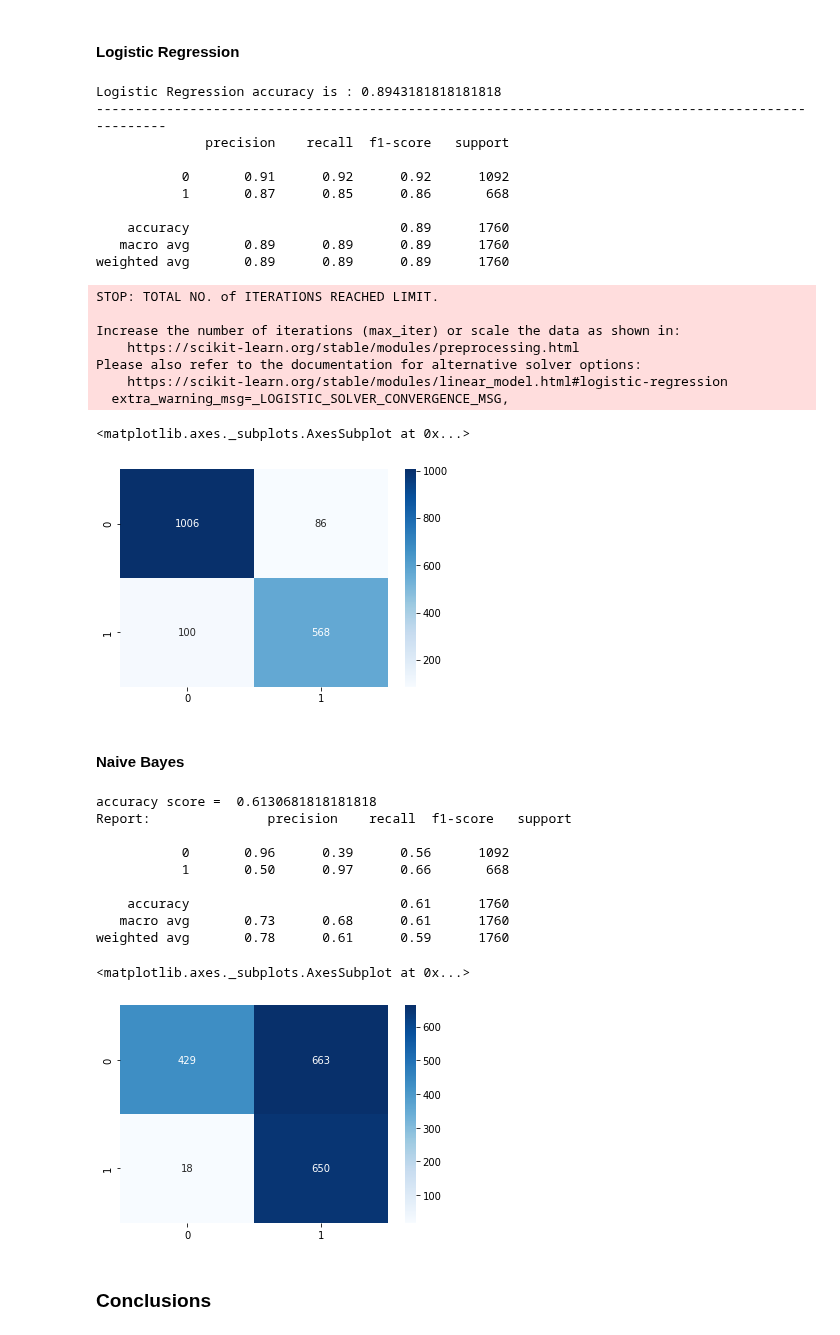
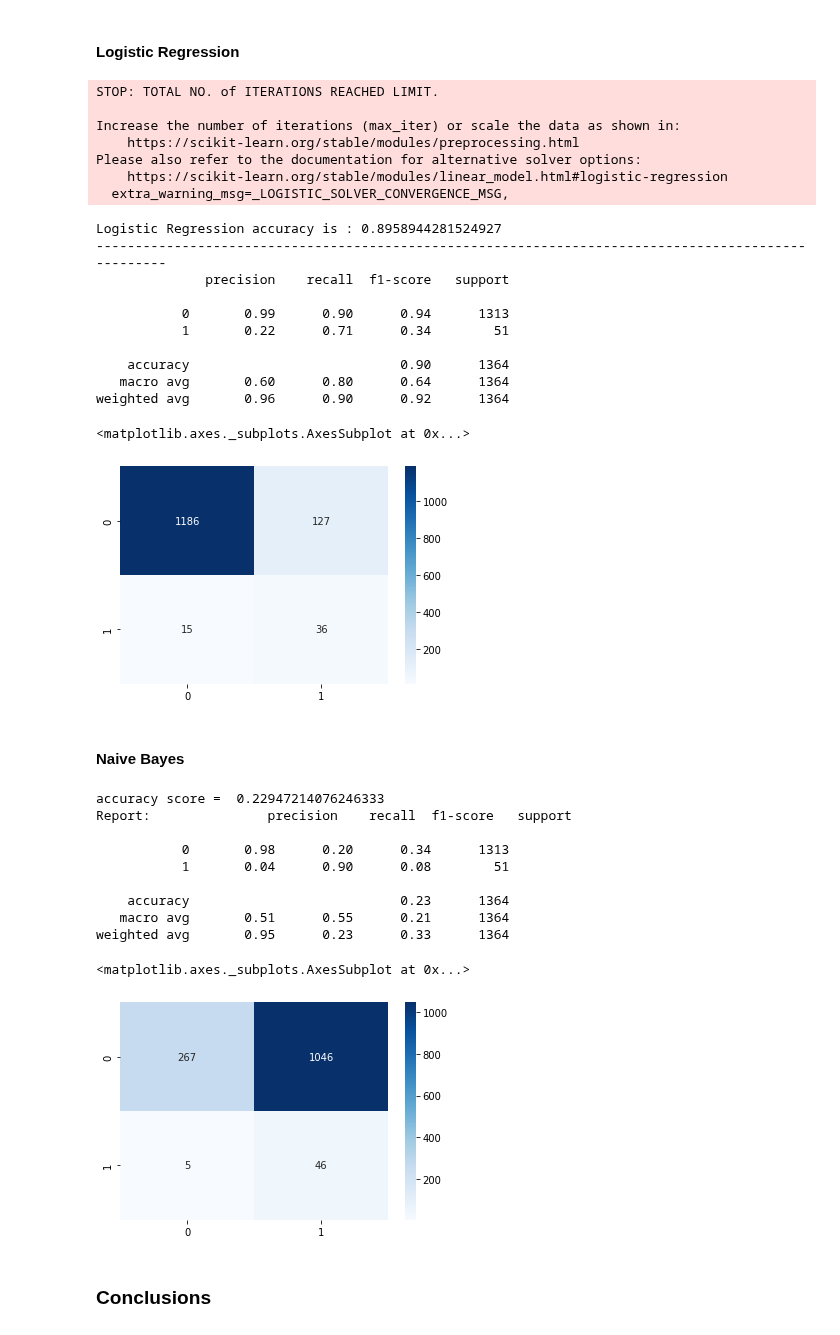
Before and after one commit to erinmcmahon26/Company-Bankruptcy-Prediction, a Jupyter notebook: Company_Bankruptcy_SMOTE.ipynb, the cells around one changed output. Drawn from its saved outputs; the diff is of its cells as text; code cells hidden in the pictures.

```diff
--- a/Company_Bankruptcy_SMOTE.ipynb
+++ b/Company_Bankruptcy_SMOTE.ipynb
@@ -60,5 +62,3 @@ over = SMOTE(sampling_strategy=0.5)
 under = RandomUnderSampler(sampling_strategy=0.6)
 steps = [('o', over), ('u', under)]
 pipeline = Pipeline(steps=steps)
-# %%
-x, y = pipeline.fit_resample(x, y)
@@ -67,10 +65,12 @@ x_train, x_test, y_train, y_test = train_test_split(x, y, test_size = .2, random
+# %%
+x_train_sm, y_train_sm = pipeline.fit_resample(x_train, y_train)
 # %% [markdown]
 ### Models
 # %% [markdown]
 #### SMV no kernal
 # %%
 svc = SVC()
-svc.fit(x_train, y_train)
+svc.fit(x_train_sm, y_train_sm)
 
 sy_pred = svc.predict(x_test)
 cm = confusion_matrix(y_test, sy_pred)
@@ -96,7 +96,7 @@ weighted avg       0.92      0.92      0.92      1760
 #### Logistic Regression
 # %%
 lr_model = LogisticRegression()
-lr_model.fit(x_train,y_train)
+lr_model.fit(x_train_sm,y_train_sm)
 accuracy_lr = lr_model.score(x_test,y_test)
 print("Logistic Regression accuracy is :",accuracy_lr)
 ly_pred= lr_model.predict(x_test)
@@ -106,51 +106,51 @@ print(report)
 cm = confusion_matrix(y_test,lr_model.predict(x_test))
 sns.heatmap(cm,annot=True,fmt="d",cmap = "Blues")
 # %% [output]
-Logistic Regression accuracy is : 0.8943181818181818
-----------------------------------------------------------------------------------------------------
-              precision    recall  f1-score   support
+STOP: TOTAL NO. of ITERATIONS REACHED LIMIT.
 
-           0       0.91      0.92      0.92      1092
-           1       0.87      0.85      0.86       668
-
-    accuracy                           0.89      1760
-   macro avg       0.89      0.89      0.89      1760
-weighted avg       0.89      0.89      0.89      1760
+Increase the number of iterations (max_iter) or scale the data as shown in:
+    https://scikit-learn.org/stable/modules/preprocessing.html
+Please also refer to the documentation for alternative solver options:
+    https://scikit-learn.org/stable/modules/linear_model.html#logistic-regression
+  extra_warning_msg=_LOGISTIC_SOLVER_CONVERGENCE_MSG,
-STOP: TOTAL NO. of ITERATIONS REACHED LIMIT.
+Logistic Regression accuracy is : 0.8958944281524927
+----------------------------------------------------------------------------------------------------
+              precision    recall  f1-score   support
 
-Increase the number of iterations (max_iter) or scale the data as shown in:
-    https://scikit-learn.org/stable/modules/preprocessing.html
-Please also refer to the documentation for alternative solver options:
-    https://scikit-learn.org/stable/modules/linear_model.html#logistic-regression
-  extra_warning_msg=_LOGISTIC_SOLVER_CONVERGENCE_MSG,
+           0       0.99      0.90      0.94      1313
+           1       0.22      0.71      0.34        51
+
+    accuracy                           0.90      1364
+   macro avg       0.60      0.80      0.64      1364
+weighted avg       0.96      0.90      0.92      1364
 <matplotlib.axes._subplots.AxesSubplot at 0x...>
-[figure, old version]
+[figure, new version]
 # %% [markdown]
 #### Naive Bayes
 # %%
 nb = GaussianNB()
-nb.fit(x_train,y_train)
+nb.fit(x_train_sm,y_train_sm)
 
 ny_pred = nb.predict(x_test)
 cm = confusion_matrix(y_test,ny_pred)
 
 nba = accuracy_score(y_test, ny_pred)
 print('accuracy score = ', accuracy_score(y_test, ny_pred))
 print("Report:", classification_report(y_test, ny_pred))
 
 sns.heatmap(cm,annot=True,fmt="d",cmap = "Blues")
 # %% [output]
-accuracy score =  0.6130681818181818
+accuracy score =  0.22947214076246333
 Report:               precision    recall  f1-score   support
 
-           0       0.96      0.39      0.56      1092
-           1       0.50      0.97      0.66       668
+           0       0.98      0.20      0.34      1313
+           1       0.04      0.90      0.08        51
 
-    accuracy                           0.61      1760
-   macro avg       0.73      0.68      0.61      1760
-weighted avg       0.78      0.61      0.59      1760
+    accuracy                           0.23      1364
+   macro avg       0.51      0.55      0.21      1364
+weighted avg       0.95      0.23      0.33      1364
 <matplotlib.axes._subplots.AxesSubplot at 0x...>
-[figure, old version]
+[figure, new version]
 # %% [markdown]
 ### Conclusions
 # %%
```
Also changed, not shown: parts of 5 cells of this notebook.
